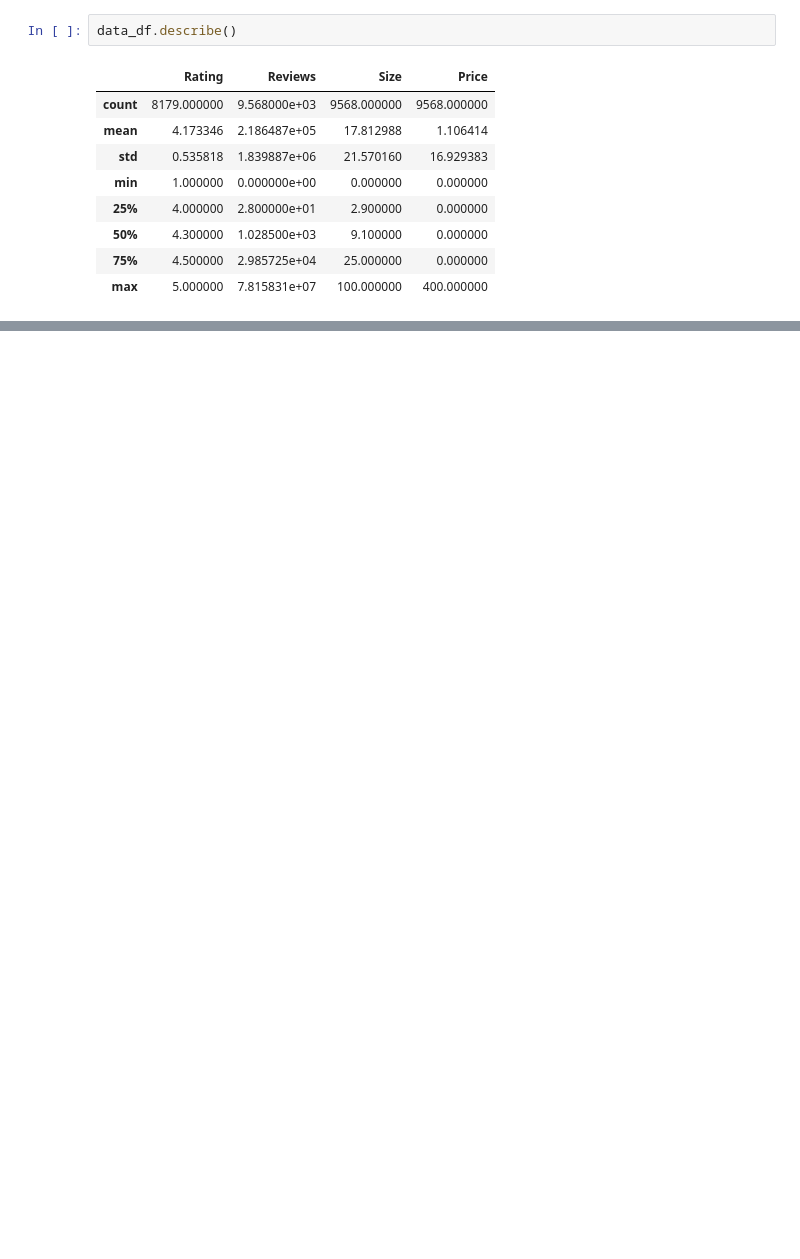
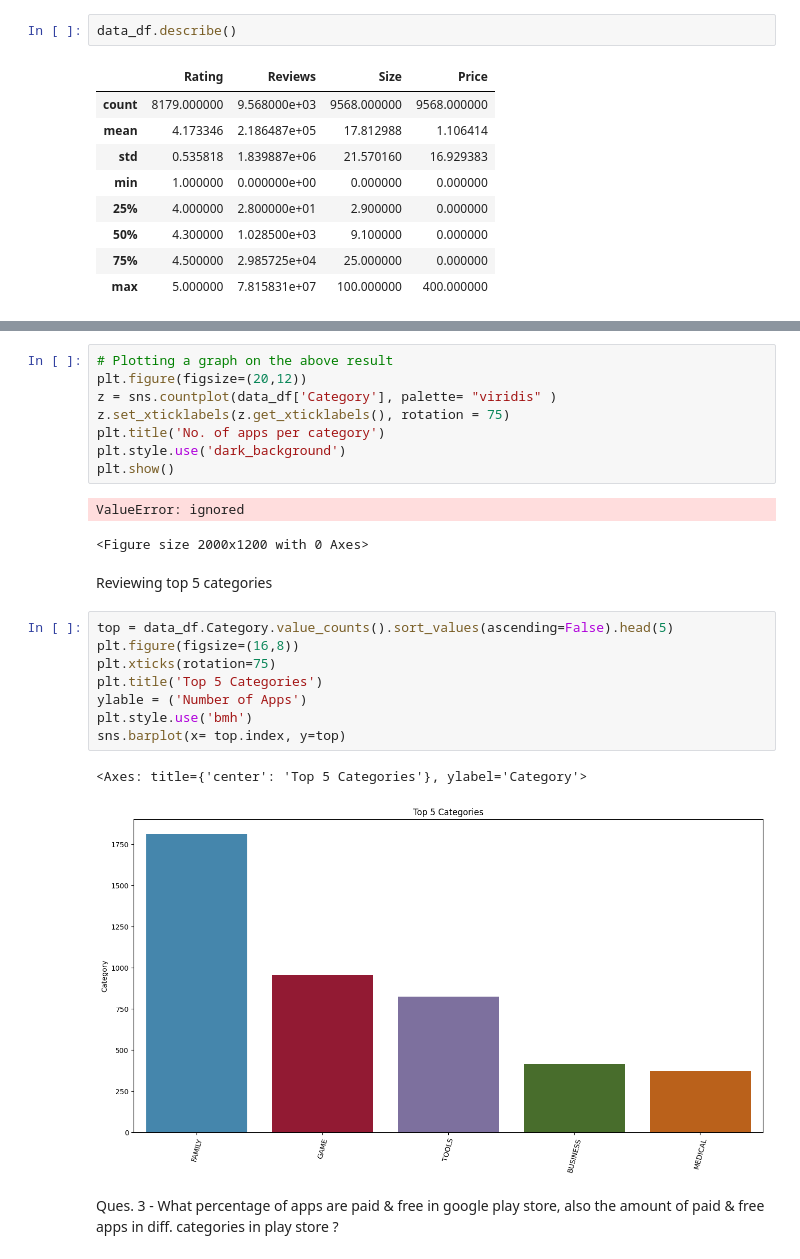
Before and after one commit to pravin2072/Play_store_app, a Jupyter notebook: 13_4_23_Play_store.ipynb, the cells around one changed output, grey strips where cells are left out. Drawn from its saved outputs; the diff is of its cells as text; blank space fills up the shorter version.

```diff
--- a/13_4_23_Play_store.ipynb
+++ b/13_4_23_Play_store.ipynb
@@ -300,0 +462,26 @@ data_df.describe()
+# %%
+# Plotting a graph on the above result
+plt.figure(figsize=(20,12))
+z = sns.countplot(data_df['Category'], palette= "viridis" )
+z.set_xticklabels(z.get_xticklabels(), rotation = 75)
+plt.title('No. of apps per category')
+plt.style.use('dark_background')
+plt.show()
+# %% [output]
+ValueError: ignored
+<Figure size 2000x1200 with 0 Axes>
+# %% [markdown]
+Reviewing top 5 categories
+# %%
+top = data_df.Category.value_counts().sort_values(ascending=False).head(5)
+plt.figure(figsize=(16,8))
+plt.xticks(rotation=75)
+plt.title('Top 5 Categories')
+ylable = ('Number of Apps')
+plt.style.use('bmh')
+sns.barplot(x= top.index, y=top)
+# %% [output]
+<Axes: title={'center': 'Top 5 Categories'}, ylabel='Category'>
+[figure, added]
+# %% [markdown]
+Ques. 3 - What percentage of apps are paid & free in google play store, also the amount of paid & free apps in diff. categories in play store ?
```
Also changed, not shown: parts of 36 cells of this notebook.
